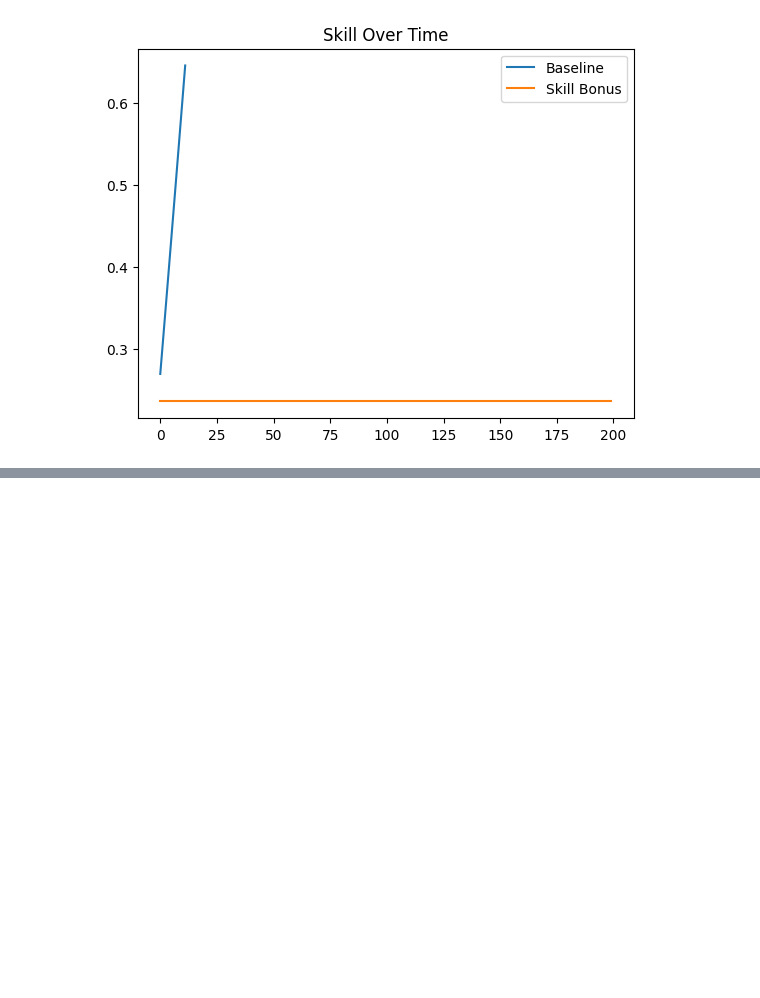
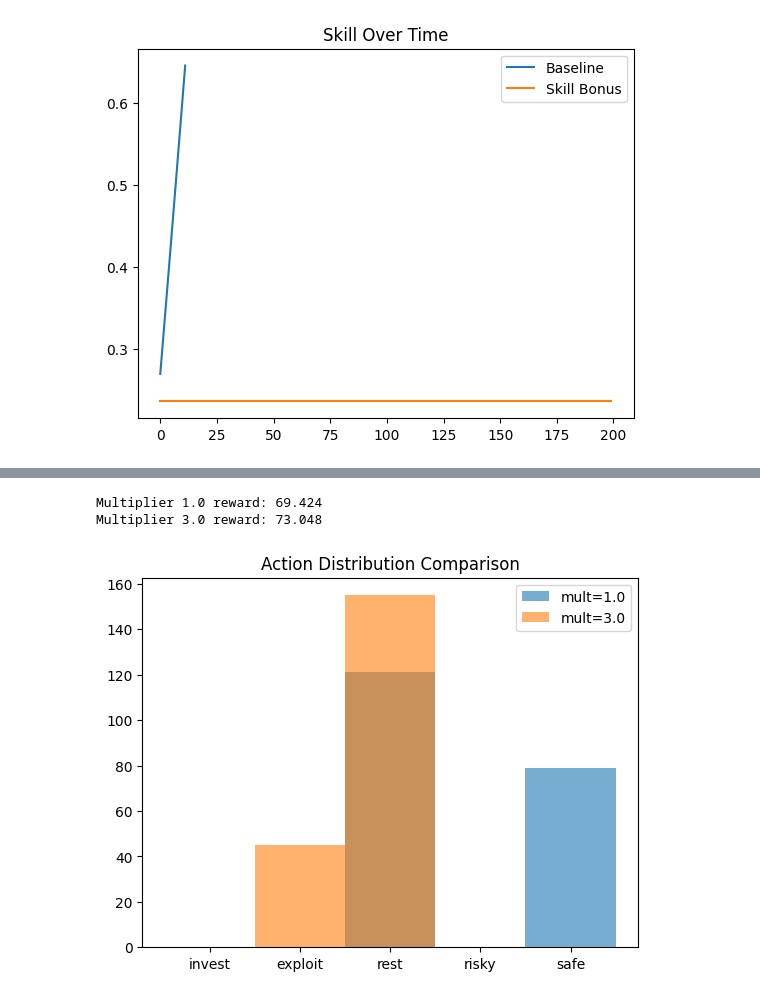
Before and after one commit to HarshithaGM01/customRLEnv, a Jupyter notebook: CustomRLEnv.ipynb, the cells around one changed output, grey strips where cells are left out. Cells and saved outputs as stored; diff of their text form; code cells hidden in the pictures; blank space fills up the shorter version.

```diff
--- a/CustomRLEnv.ipynb
+++ b/CustomRLEnv.ipynb
@@ -513,0 +547,46 @@ plt.show()
+# %%
+def evaluate_model(model, skill_multiplier, seed=999):
+    env = LongHorizonDecisionEnv(
+        max_steps=200,
+        seed=seed,
+        exploit_skill_multiplier=skill_multiplier
+    )
+
+    obs, _ = env.reset()
+    total_reward = 0
+    actions = []
+
+    for _ in range(200):
+        action, _ = model.predict(obs, deterministic=True)
+        obs, reward, terminated, truncated, info = env.step(int(action))
+        total_reward += reward
+        actions.append(int(action))
+        if terminated or truncated:
+            break
+
+    return total_reward, actions
+
+
+reward_1, actions_1 = evaluate_model(model_mult_1, 1.0)
+reward_3, actions_3 = evaluate_model(model_mult_3, 3.0)
+
+print("Multiplier 1.0 reward:", round(reward_1, 3))
+print("Multiplier 3.0 reward:", round(reward_3, 3))
+# %% [output]
+Multiplier 1.0 reward: 69.424
+Multiplier 3.0 reward: 73.048
+# %%
+import matplotlib.pyplot as plt
+import numpy as np
+
+bins = np.arange(-0.5, 5.5, 1)
+
+plt.figure()
+plt.hist(actions_1, bins=bins, alpha=0.6, label="mult=1.0")
+plt.hist(actions_3, bins=bins, alpha=0.6, label="mult=3.0")
+plt.xticks([0,1,2,3,4], ["invest","exploit","rest","risky","safe"])
+plt.legend()
+plt.title("Action Distribution Comparison")
+plt.show()
+# %% [output]
+[figure, added]
```
Also changed, not shown: parts of 5 cells of this notebook.
